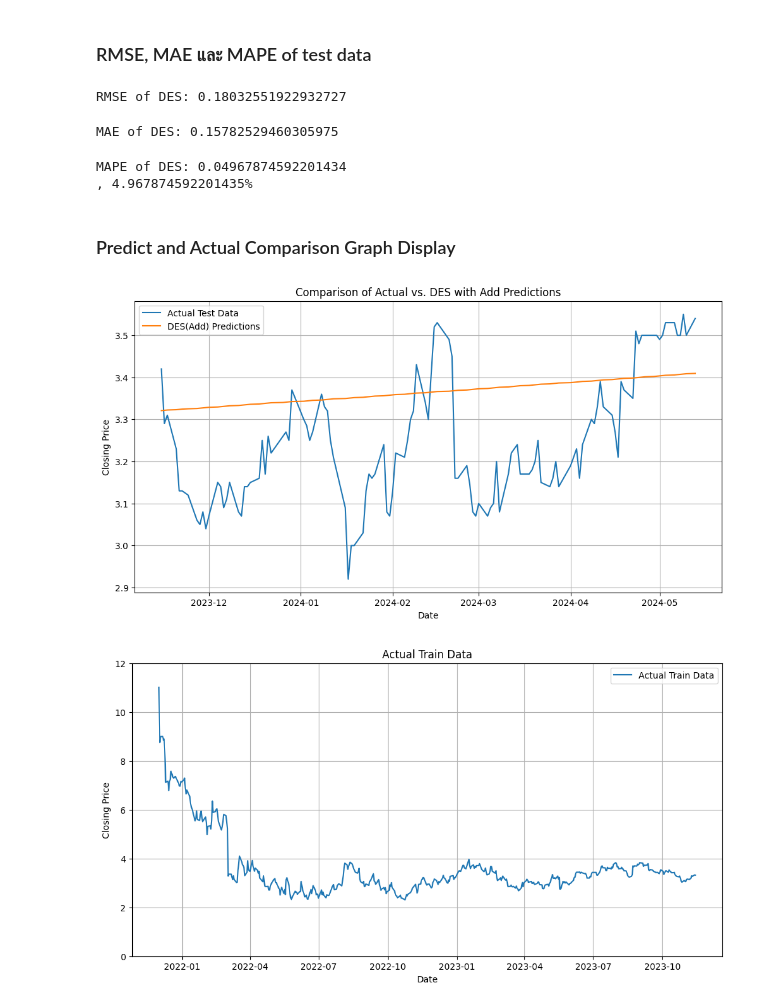
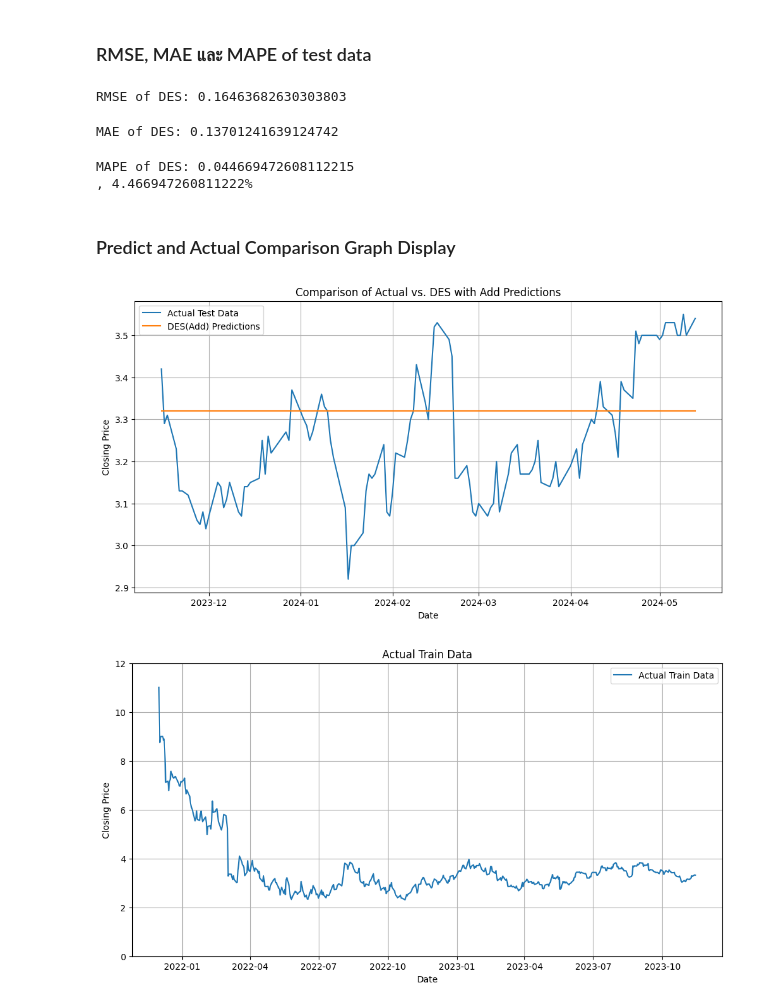
Before and after one commit to themoon-789/Time-Series, a Jupyter notebook: Simple_Time_series_with_.ipynb, the cells around one changed output. Drawn from its saved outputs; the diff is of its cells as text; code cells hidden in the pictures.

```diff
--- a/Simple_Time_series_with_.ipynb
+++ b/Simple_Time_series_with_.ipynb
@@ -15,7 +13,7 @@ from sklearn.metrics import mean_squared_error
 from statsmodels.tsa.holtwinters import ExponentialSmoothing
 from sklearn.metrics import mean_squared_error, mean_absolute_error,mean_absolute_percentage_error
 # %%
-df = pd.read_csv("/content/drive/MyDrive/Time Series/Data_set/GRAB.csv")
+df = pd.read_csv("/Users/my-spaces/Documents/GitHub/Time-Series/GRAB.csv")
 # %%
 df.head()
 # %% [output]
@@ -337,39 +329,39 @@ dtype: float64
 ### RMSE, MAE และ MAPE of test data
 # %%
 # Calculate RMSE for the test set
-rmse_des = np.sqrt(mean_squared_error(test_data['Close'], des_pred))
+rmse_des = np.sqrt(mean_squared_error(test_data['Close'], ses_pred))
 print("RMSE of DES:", rmse_des)
 # %% [output]
-RMSE of DES: 0.18032551922932727
+RMSE of DES: 0.16463682630303803
 # %%
 # Calculate MAE for the test set
-mae_des = mean_absolute_error(test_data['Close'], des_pred)
+mae_des = mean_absolute_error(test_data['Close'], des_pred_add)
 print("MAE of DES:", mae_des)
 # %% [output]
-MAE of DES: 0.15782529460305975
+MAE of DES: 0.13701241639124742
 # %%
 # Calculate MAPE for the test set
-mape_des = mean_absolute_percentage_error(test_data['Close'], des_pred)
+mape_des = mean_absolute_percentage_error(test_data['Close'], ses_pred)
 print("MAPE of DES:", mape_des)
 print(", " + str(mape_des*100) + "%")
 # %% [output]
-MAPE of DES: 0.04967874592201434
-, 4.967874592201435%
+MAPE of DES: 0.044669472608112215
+, 4.466947260811222%
 # %% [markdown]
 ### Predict and Actual Comparison Graph Display
 # %%
 # สร้างกราฟเปรียบเทียบ
 plt.figure(figsize=(12, 6))
 plt.plot(test_data.index, test_data['Close'], label='Actual Test Data')
-plt.plot(test_data.index, des_pred, label='DES(Add) Predictions')
+plt.plot(test_data.index, ses_pred, label='DES(Add) Predictions')
 plt.title('Comparison of Actual vs. DES with Add Predictions')
 plt.xlabel('Date')
 plt.ylabel('Closing Price')
 plt.legend()
 plt.grid(True)
 plt.show()
 # %% [output]
-[figure, old version]
+[figure, new version]
 # %%
 import matplotlib.pyplot as plt
 
```
Also changed, not shown: parts of 35 cells of this notebook.
